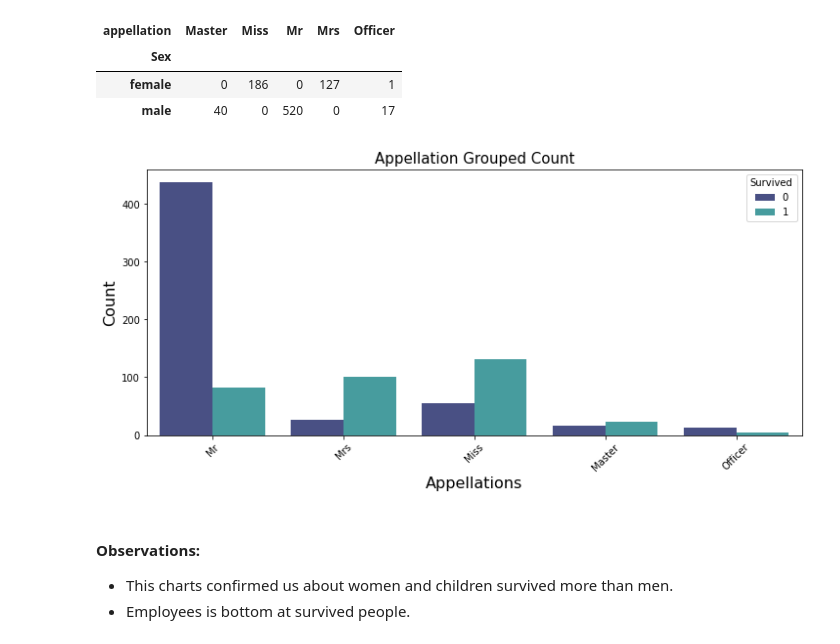
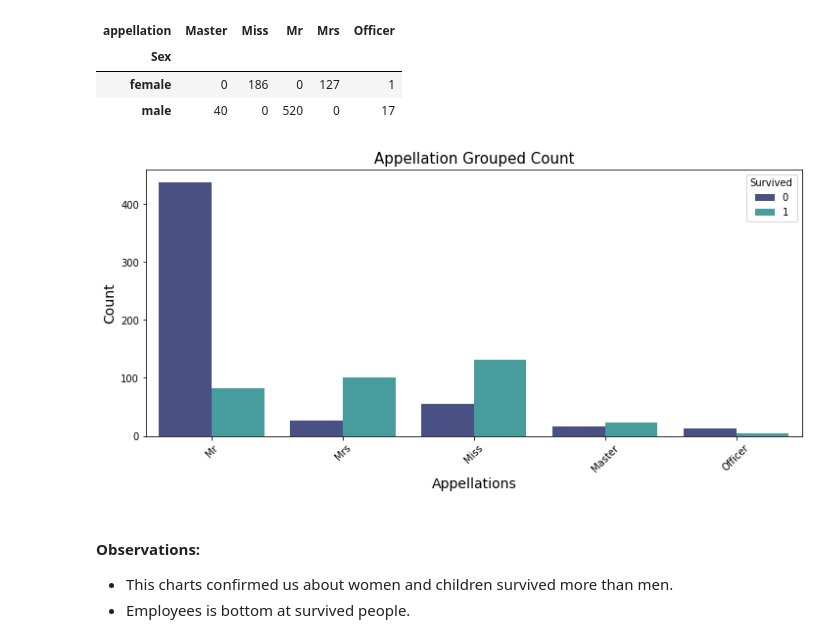
Before and after one commit to ElifKarakutukDinc/Titanic-EDA, a Jupyter notebook: EDA.ipynb, the cells around one changed output. Drawn from its saved outputs; the diff is of its cells as text; code cells hidden in the pictures.

```diff
--- a/EDA.ipynb
+++ b/EDA.ipynb
@@ -331,17 +344,17 @@ pd.crosstab(df_train.appellation,df_train.Sex).T.style.background_gradient(cmap=
 # %%
 # figure size
 plt.figure(figsize=(12,5))
 
 #Plotting the count of title by Survived or not category
 sns.countplot(x='appellation', data=df_train, palette="mako",
               hue="Survived")
-plt.xlabel("Appellations", fontsize=16)
-plt.ylabel("Count", fontsize=16)
+plt.xlabel("Appellations", fontsize=14)
+plt.ylabel("Count", fontsize=14)
 plt.title("Appellation Grouped Count", fontsize=15)
 plt.xticks(rotation=45)
 plt.show()
 # %% [output]
-[figure, old version]
+[figure, new version]
 # %% [markdown]
 #### Observations:
 * This charts confirmed us about women and children survived more than men.
```
Also changed, not shown: parts of 16 cells of this notebook.
